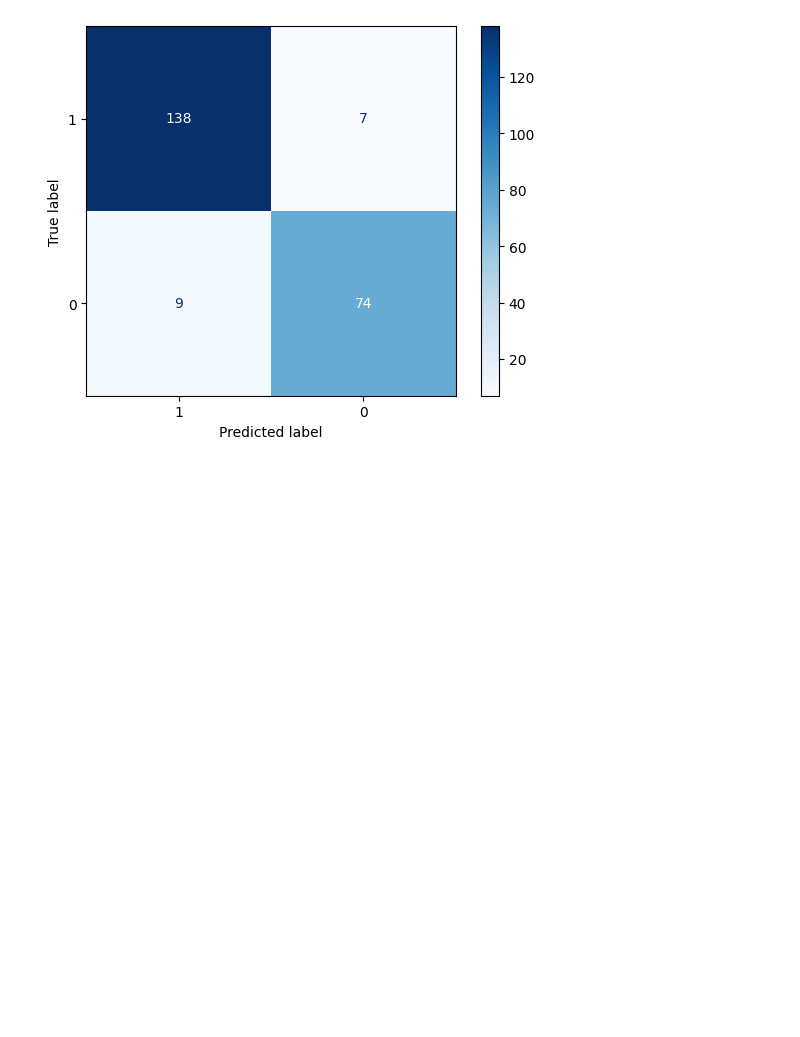
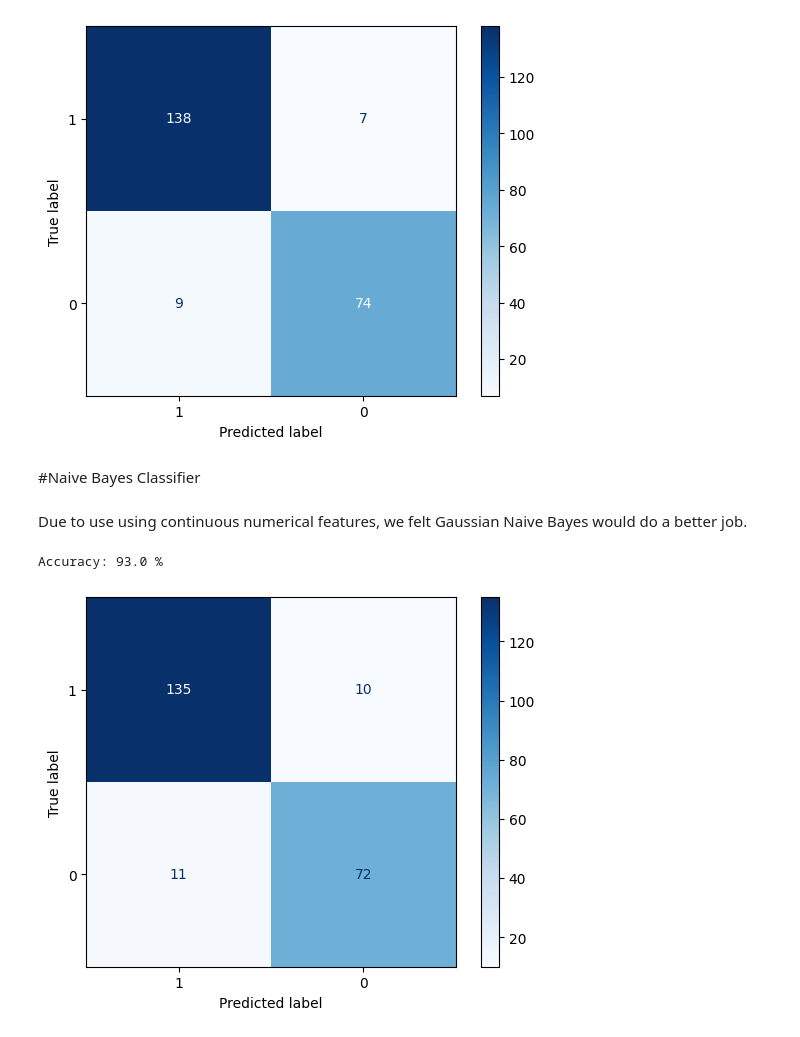
Before and after one commit to smileyfish4/BA305FINALPROJECT, a Jupyter notebook: BA305_Project.ipynb, the cells around one changed output. Drawn from its saved outputs; the diff is of its cells as text; code cells hidden in the pictures; blank space fills up the shorter version.

```diff
--- a/BA305_Project.ipynb
+++ b/BA305_Project.ipynb
@@ -27,7 +26,7 @@ Resolving deltas: 100% (3/3), done.
 # **Preprocessing**
 # %%
 # load data as a dataframe
-cancer_df = pd.read_csv('BA305FINALPROJECT/cancer_data.csv')
+cancer_df = pd.read_csv('data.csv')
 # check if data is loaded correctly
 cancer_df.head()
 # %% [output]
@@ -461,3 +402,26 @@ plt.show()
 # %% [output]
 Accuracy: 0.9298245614035088
 [figure]
+# %% [markdown]
+#Naive Bayes Classifier
+# %% [markdown]
+Due to use using continuous numerical features, we felt Gaussian Naive Bayes would do a better job.
+# %%
+# Training Gaussian Naive Bayes on standardized data
+gnb = GaussianNB()
+gnb.fit(X_train_scaled, y_train)
+
+# Prediction
+y_predgnb = gnb.predict(X_test_scaled)
+gnb_cm = confusion_matrix(y_test, y_predgnb)
+
+# Evaluating performance
+print("Accuracy:", round(accuracy_score(y_test, y_pred)*100, 1), '%' )
+
+# Plot the confusion matrix
+gnbdisp = ConfusionMatrixDisplay(confusion_matrix=gnb_cm, display_labels=cancer_df.diagnosis.unique())
+gnbdisp.plot(cmap=plt.cm.Blues)
+plt.show()
+# %% [output]
+Accuracy: 93.0 %
+[figure, added]
```
Also changed, not shown: parts of 16 cells of this notebook.
